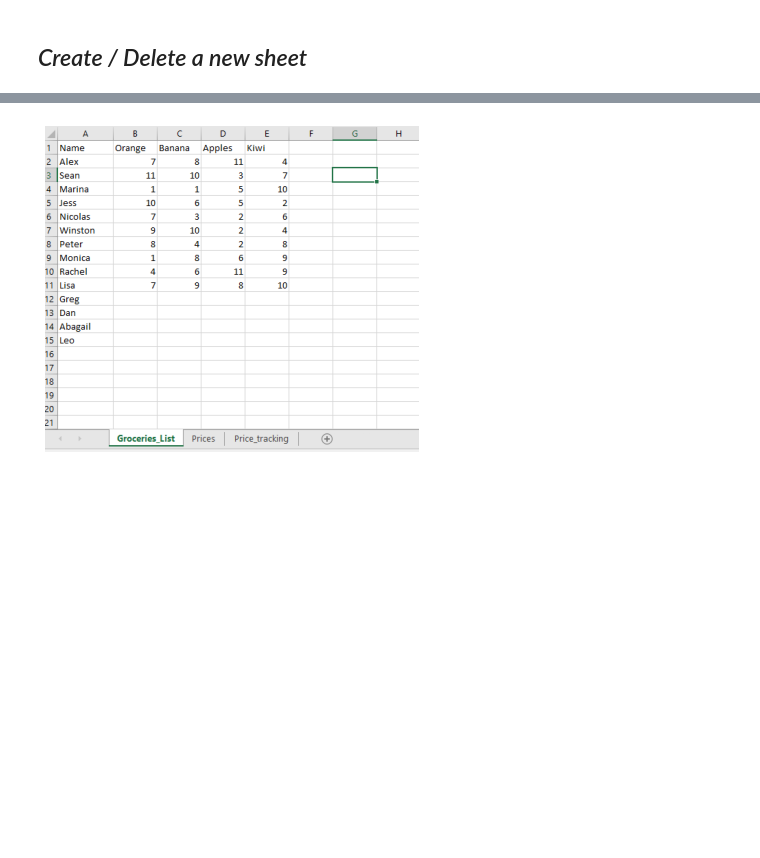
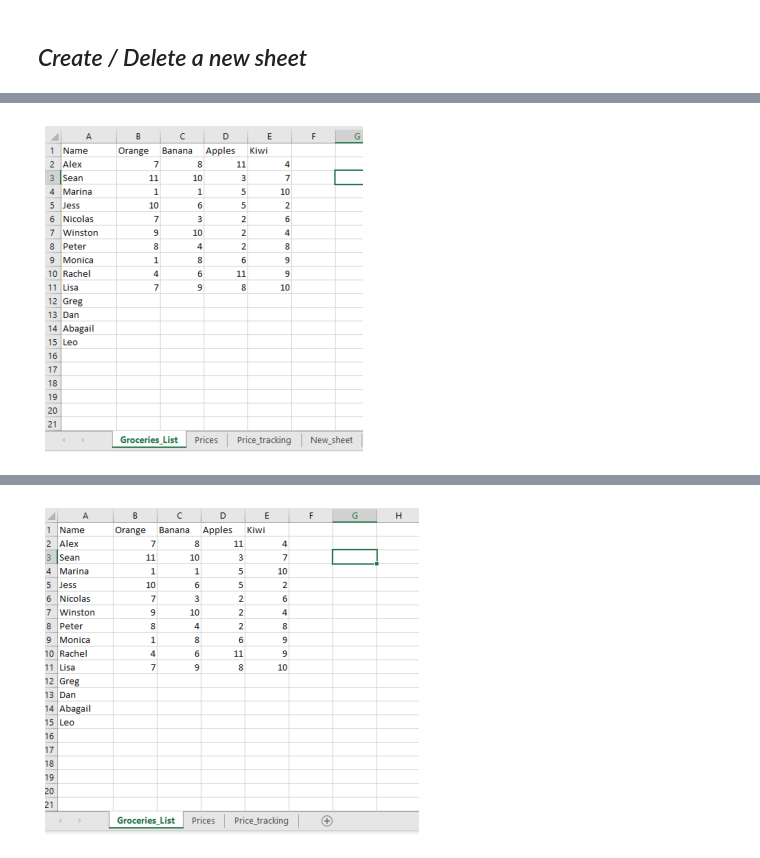
Before and after one commit to datalover2023/Module_3, a Jupyter notebook: Excel_processing_Basics_Colab_Module_3_backup_v2.ipynb, the cells around one changed output, grey strips where cells are left out. Drawn from its saved outputs; the diff is of its cells as text; code cells hidden in the pictures; blank space fills up the shorter version.

```diff
--- a/Excel_processing_Basics_Colab_Module_3_backup_v2.ipynb
+++ b/Excel_processing_Basics_Colab_Module_3_backup_v2.ipynb
@@ -854,10 +922,12 @@ new_sheet= wb.create_sheet(title='New_sheet')
 wb.save('Groceries_1.xlsx')
 # %%
 # display image
-img = mpimg.imread('images/img_10.png')
+img = mpimg.imread('images/img_10.PNG')
 plt.imshow(img)
 plt.axis('off')
 plt.show()
+# %% [output]
+[figure, added]
 # %%
 # observe the modifications in the sheets of the workbook
 wb.sheetnames
```
Also changed, not shown: parts of 42 cells of this notebook.
